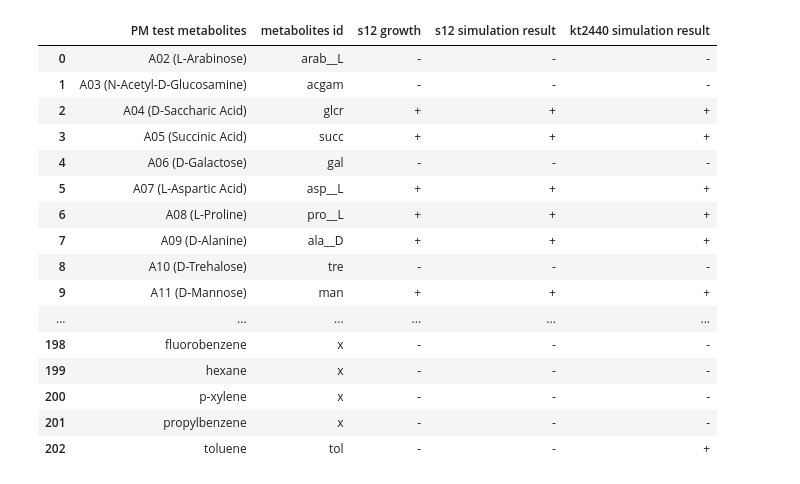
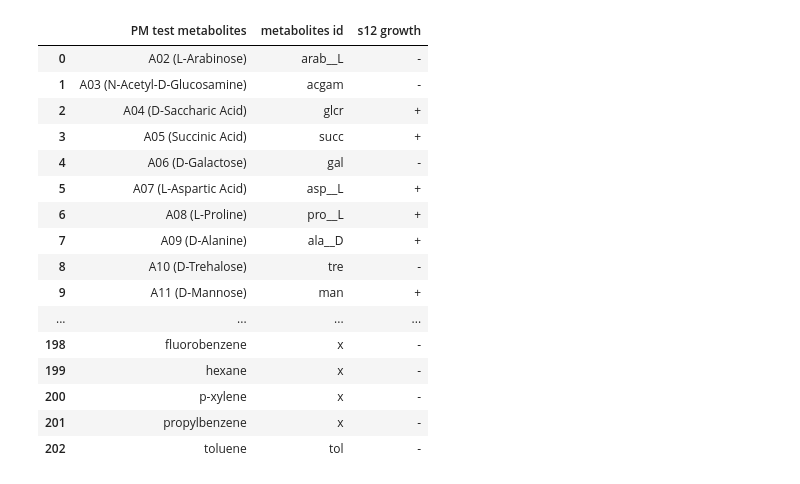
Before and after one commit to sybirg/S12_gem, a Jupyter notebook: Figure 4A: PM simulation/PM simulation.ipynb, the cells around one changed output. Saved outputs shown, nothing was run; the diff lists cells and outputs as text; code cells hidden in the pictures.

```diff
--- a/Figure 4A: PM simulation/PM simulation.ipynb
+++ b/Figure 4A: PM simulation/PM simulation.ipynb
@@ -9,26 +9,26 @@ pd.set_option('display.max_rows', None)
 s12 = cobra.io.read_sbml_model(os.getcwd()+'\\input\\iSH1474.xml')
 kt2440 = cobra.io.read_sbml_model(os.getcwd()+'\\input\\iJN1463.xml')
 # %%
-pm = pd.read_excel("PM result.xlsx")
+pm = pd.read_excel(os.getcwd()+'\\input\\PM result.xlsx')
 pm
 # %% [output]
-|  | PM test metabolites | metabolites id | s12 growth | s12 simulation result | kt2440 simulation result |
-| 0 | A02 (L-Arabinose) | arab__L | - | - | - |
-| 1 | A03 (N-Acetyl-D-Glucosamine) | acgam | - | - | - |
-| 2 | A04 (D-Saccharic Acid) | glcr | + | + | + |
-| 3 | A05 (Succinic Acid) | succ | + | + | + |
-| 4 | A06 (D-Galactose) | gal | - | - | - |
-| 5 | A07 (L-Aspartic Acid) | asp__L | + | + | + |
-| 6 | A08 (L-Proline) | pro__L | + | + | + |
-| 7 | A09 (D-Alanine) | ala__D | + | + | + |
-| 8 | A10 (D-Trehalose) | tre | - | - | - |
-| 9 | A11 (D-Mannose) | man | + | + | + |
-| ... | ... | ... | ... | ... | ... |
-| 198 | fluorobenzene | x | - | - | - |
-| 199 | hexane | x | - | - | - |
-| 200 | p-xylene | x | - | - | - |
-| 201 | propylbenzene | x | - | - | - |
-| 202 | toluene | tol | - | - | + |
+|  | PM test metabolites | metabolites id | s12 growth |
+| 0 | A02 (L-Arabinose) | arab__L | - |
+| 1 | A03 (N-Acetyl-D-Glucosamine) | acgam | - |
+| 2 | A04 (D-Saccharic Acid) | glcr | + |
+| 3 | A05 (Succinic Acid) | succ | + |
+| 4 | A06 (D-Galactose) | gal | - |
+| 5 | A07 (L-Aspartic Acid) | asp__L | + |
+| 6 | A08 (L-Proline) | pro__L | + |
+| 7 | A09 (D-Alanine) | ala__D | + |
+| 8 | A10 (D-Trehalose) | tre | - |
+| 9 | A11 (D-Mannose) | man | + |
+| ... | ... | ... | ... |
+| 198 | fluorobenzene | x | - |
+| 199 | hexane | x | - |
+| 200 | p-xylene | x | - |
+| 201 | propylbenzene | x | - |
+| 202 | toluene | tol | - |
 # %%
 def check (x, y):
     if x == '+':
```
Also changed, not shown: parts of 3 cells of this notebook.
